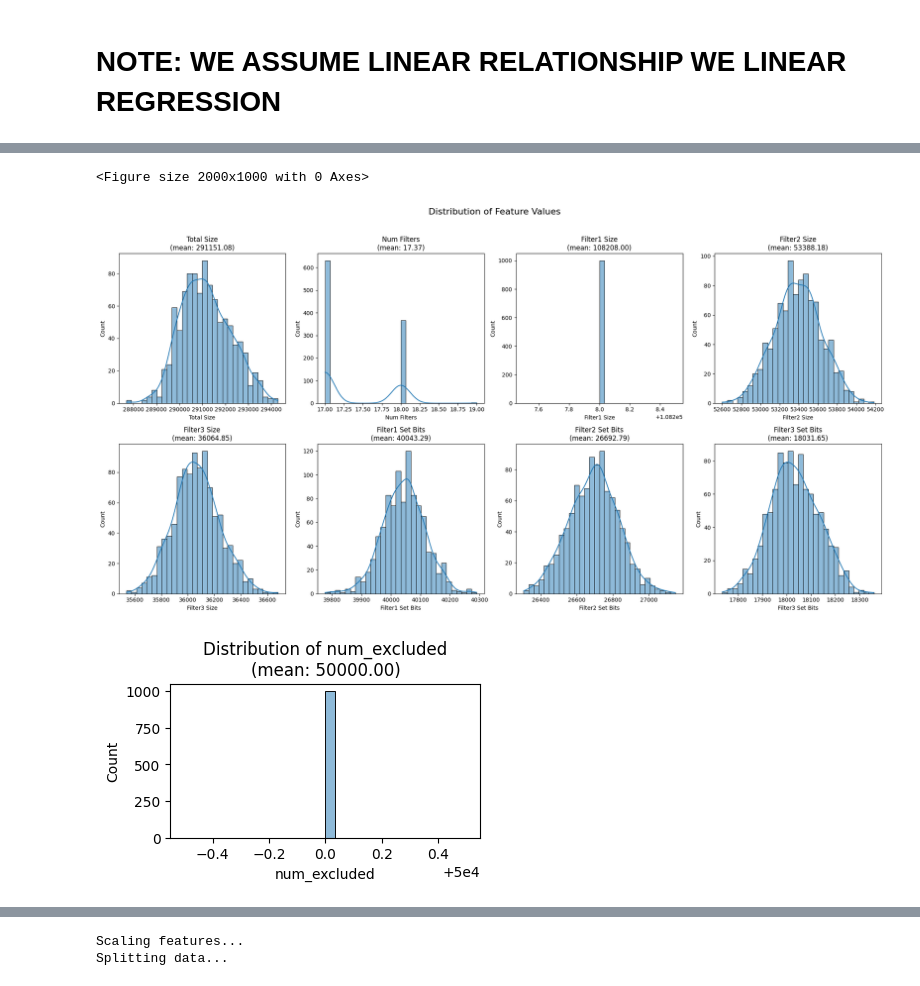
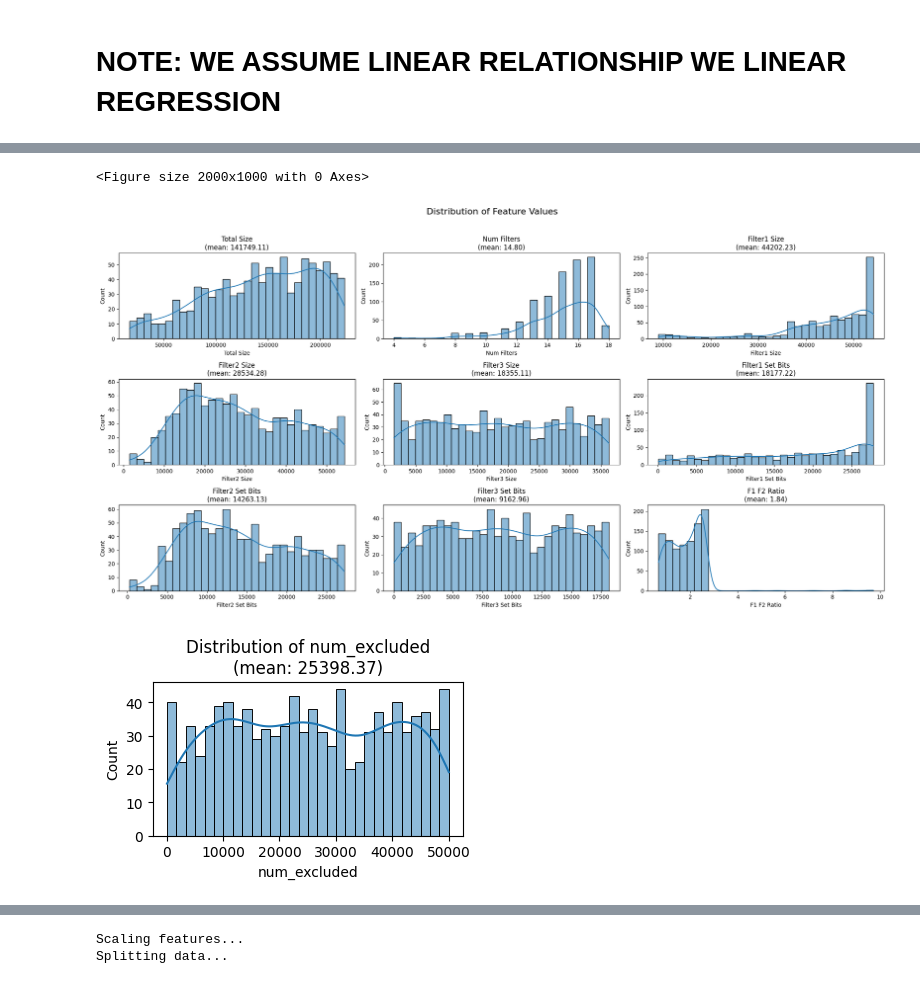
Before and after one commit to flhps/crset-empirical-experiments, a Jupyter notebook: ml_regression_analysis_unpadded_revoked.ipynb, the cells around one changed output, grey strips where cells are left out. Drawn from its saved outputs; the diff is of its cells as text; code cells hidden in the pictures.

Commit message:
Looking at l1 to l2 ratio do extrapolate divergence from expected value
Signed-off-by: Felix Hoops <9974641+jfelixh@users.noreply.github.com>

```diff
--- a/ml_regression_analysis_unpadded_revoked.ipynb
+++ b/ml_regression_analysis_unpadded_revoked.ipynb
@@ -16,7 +16,7 @@ import seaborn as sns
 from src.utils.cascade_property_vectorizer import get_vector_from_string
 # %%
 # Set parameters
-file_path = "./data/no_padding/single/single-data-1732011830453926000.csv"
+file_path = "./data/no_padding/single/single-data-1732017045185829000.csv"
 chunk_size = 1000
 test_size = 0.2
 random_state = 42
@@ -118,37 +100,37 @@ plt.grid(True, alpha=0.3)
 # Combine chunks into one array and create DataFrame
 X = np.vstack(X_all)
 y = np.concatenate(y_all)
 
 feature_names = [
     'Total Size', 'Num Filters', 'Filter1 Size',
     'Filter2 Size', 'Filter3 Size', 'Filter1 Set Bits',
-    'Filter2 Set Bits', 'Filter3 Set Bits'
+    'Filter2 Set Bits', 'Filter3 Set Bits', 'F1 F2 Ratio'
 ]
 df = pd.DataFrame(X, columns=feature_names)
 
 # Plot features
 plt.figure(figsize=(20, 10))
-fig, axes = plt.subplots(2, 4, figsize=(20, 10))
+fig, axes = plt.subplots(3, 3, figsize=(20, 10))
 fig.suptitle('Distribution of Feature Values', size=16, y=1.02)
 
 for idx, (feature, ax) in enumerate(zip(feature_names, axes.ravel())):
     sns.histplot(data=df[feature], bins=30, ax=ax, kde=True)
     ax.set_title(f'{feature}\n(mean: {df[feature].mean():.2f})')
     ax.set_ylabel('Count')
 
 plt.tight_layout()
 plt.show()
 
 plt.figure(figsize=(4, 2))
 sns.histplot(data=np.concatenate(y_all), bins=30, kde=True)
 plt.title(f'Distribution of num_excluded\n(mean: {np.mean(y):.2f})')
 plt.xlabel('num_excluded')
 plt.ylabel('Count')
 plt.show()
 # %% [output]
 <Figure size 2000x1000 with 0 Axes>
-[figure, old version]
+[figure, new version]
-[figure, old version]
+[figure, new version]
 # %%
 plt.figure(figsize=(20, 15))
 fig, axes = plt.subplots(3, 3, figsize=(20, 15))
```
Also changed, not shown: parts of 12 cells of this notebook, 2 other files.
